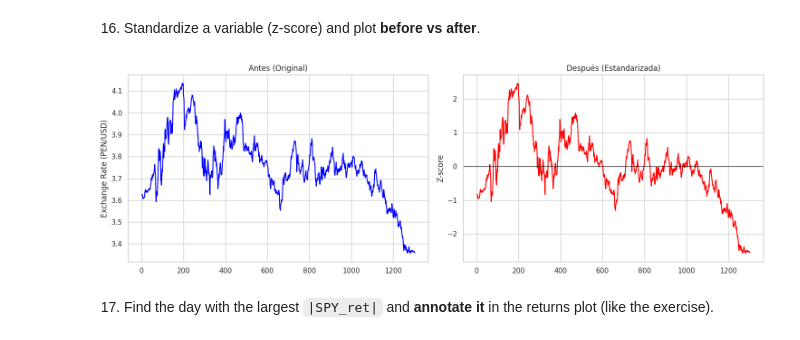
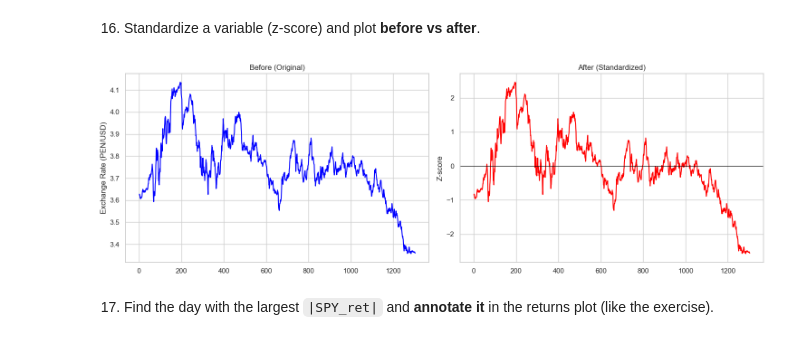
Before and after one commit to anzonyquispe/Python-for-Finance, a Jupyter notebook: homeworks/Assignment_3/Group 6.ipynb, the cells around one changed output. Drawn from its saved outputs; the diff is of its cells as text; code cells hidden in the pictures.

Commit message:
#187 Final Update
I've standardized the description of the codes in the first part of the assignment.

```diff
--- a/homeworks/Assignment_3/Group 6.ipynb
+++ b/homeworks/Assignment_3/Group 6.ipynb
@@ -616,45 +620,45 @@ Missing values after imputation:
 # %% [markdown]
 16. Standardize a variable (z-score) and plot **before vs after**.
 # %%
-# --- Select variable ---
+# Select variable: fx_interbank
 df_fx = (
     df_wide_clean[["fx_interbank"]]
     .dropna()
     .copy()
 )
 
-# --- Z-score standardization ---
+# Z-score standardization
 mu = df_fx["fx_interbank"].mean()
 sigma = df_fx["fx_interbank"].std()
 
 df_fx["fx_interbank_std"] = (df_fx["fx_interbank"] - mu) / sigma
 
-# --- Plot: Before vs After ---
+# Plot: Before vs After
 fig, ax = plt.subplots(1, 2, figsize=(15, 5))
 
 # Before (original)
 df_fx["fx_interbank"].plot(
     ax=ax[0],
     color="blue",
-    title="Antes (Original)"
+    title="Before (Original)"
 )
 ax[0].set_ylabel("Exchange Rate (PEN/USD)")
 ax[0].grid(True)
 
 # After (standardized)
 df_fx["fx_interbank_std"].plot(
     ax=ax[1],
     color="red",
-    title="Después (Estandarizada)"
+    title="After (Standardized)"
 )
 ax[1].axhline(0, color="black", linewidth=0.8)
 ax[1].set_ylabel("Z-score")
 ax[1].grid(True)
 
 plt.tight_layout()
 plt.show()
 # %% [output]
-[figure, old version]
+[figure, new version]
 # %% [markdown]
 17. Find the day with the largest `|SPY_ret|` and **annotate it** in the returns plot (like the exercise).
 # %%
```
Also changed, not shown: parts of 19 cells of this notebook, 1 other file.
